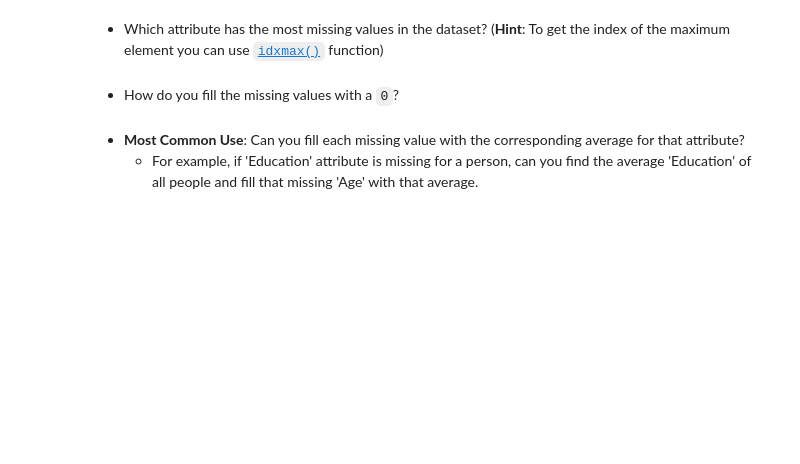
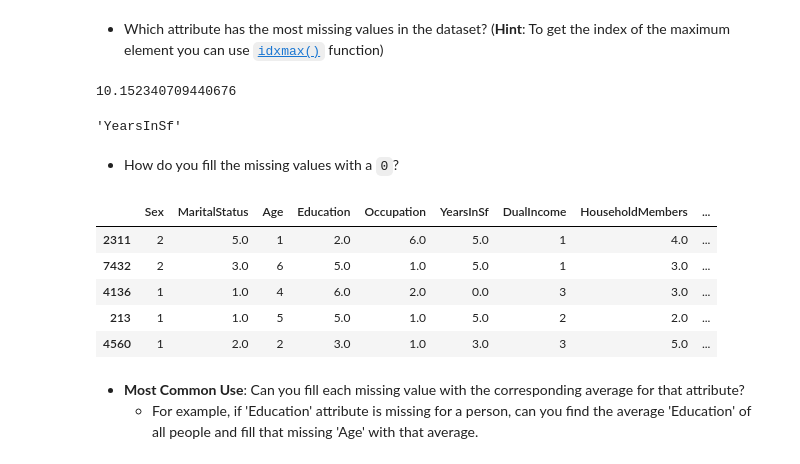
Before and after one commit to ssomanch/ITAO30210_Fall_2021, a Jupyter notebook: Lecture_12_Pandas_Combining_MultiIndex_Sep_30.ipynb, the cells around one changed output. Cells and saved outputs as stored; diff of their text form; code cells hidden in the pictures; blank space fills up the shorter version.

```diff
--- a/Lecture_12_Pandas_Combining_MultiIndex_Sep_30.ipynb
+++ b/Lecture_12_Pandas_Combining_MultiIndex_Sep_30.ipynb
@@ -14,9 +56,27 @@ mark_data.sample(5)
 
 
 * Which attribute has the most missing values in the dataset? (**Hint**: To get the index of the maximum element you can use [`idxmax()`](https://pandas.pydata.org/pandas-docs/stable/generated/pandas.Series.idxmax.html) function)
+# %%
+perc_miss_per_col.max()
+# %% [output]
+10.152340709440676
+# %%
+perc_miss_per_col.idxmax()
+# %% [output]
+'YearsInSf'
 # %% [markdown]
 
 * How do you fill the missing values with a `0`?
+# %%
+mark_data_fill_0 = mark_data.fillna(0)
+mark_data_fill_0.sample(5)
+# %% [output]
+|  | Sex | MaritalStatus | Age | Education | Occupation | YearsInSf | DualIncome | HouseholdMembers | ... |
+| 2311 | 2 | 5.0 | 1 | 2.0 | 6.0 | 5.0 | 1 | 4.0 | ... |
+| 7432 | 2 | 3.0 | 6 | 5.0 | 1.0 | 5.0 | 1 | 3.0 | ... |
+| 4136 | 1 | 1.0 | 4 | 6.0 | 2.0 | 0.0 | 3 | 3.0 | ... |
+| 213 | 1 | 1.0 | 5 | 5.0 | 1.0 | 5.0 | 2 | 2.0 | ... |
+| 4560 | 1 | 2.0 | 2 | 3.0 | 1.0 | 3.0 | 3 | 5.0 | ... |
 # %% [markdown]
 * **Most Common Use**: Can you fill each missing value with the corresponding average for that attribute?
     * For example, if 'Education' attribute is missing for a person, can you find the average 'Education' of all people and fill that missing 'Age' with that average.
```
Also changed, not shown: parts of 59 cells of this notebook.
